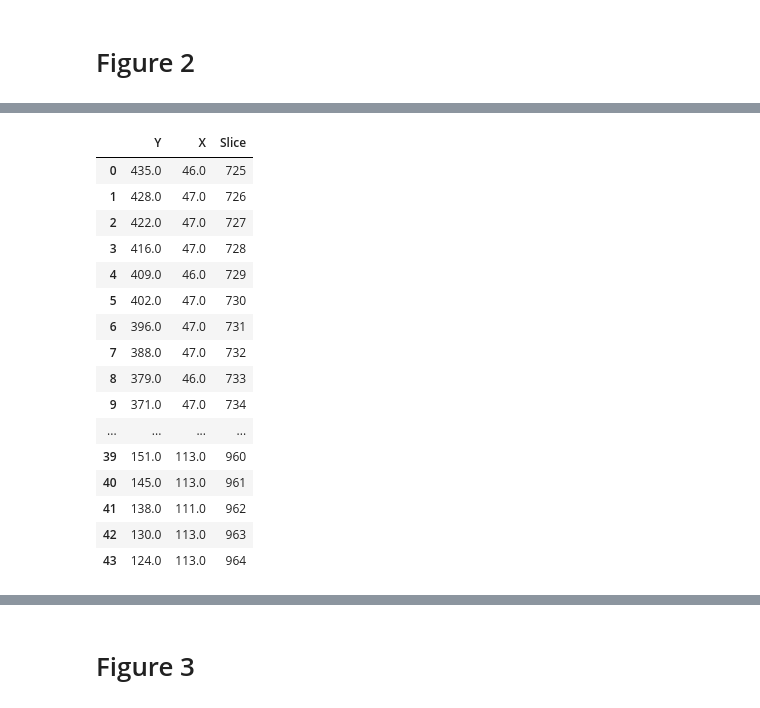
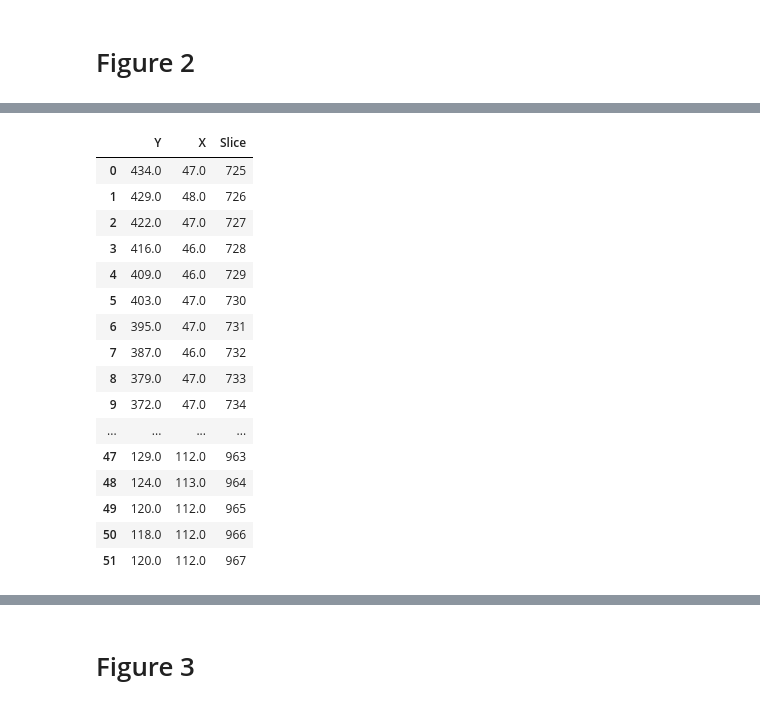
Before and after one commit to GuignardLab/placozoa_tracking, a Jupyter notebook: notebooks/figures_report.ipynb, the cells around one changed output, grey strips where cells are left out. Drawn from its saved outputs; the diff is of its cells as text; code cells hidden in the pictures.

```diff
--- a/notebooks/figures_report.ipynb
+++ b/notebooks/figures_report.ipynb
@@ -215,34 +233,34 @@ ax[0].scatter(y = df_compa['centroid-0'].values[-1],x = df_compa['centroid-1'].v
 # %%
 dx2 = []
 dy2 = []
 
 
-e = pd.read_csv('../data/pos_alg_figure_bis.csv',sep=',')
+e = pd.read_csv('../data/pos_alg_figure.csv',sep=';')
 e = e[['Y','X','Slice']]
 
 for j in range(1,len(e.index)):
     if e.iloc[j].Slice == e.iloc[j-1].Slice + 1:
         dx2.append(pi.distance(e,[j-1,j])[0])
         dy2.append(pi.distance(e,[j-1,j])[1])
 e
 # %% [output]
 |  | Y | X | Slice |
-| 0 | 435.0 | 46.0 | 725 |
-| 1 | 428.0 | 47.0 | 726 |
+| 0 | 434.0 | 47.0 | 725 |
+| 1 | 429.0 | 48.0 | 726 |
 | 2 | 422.0 | 47.0 | 727 |
-| 3 | 416.0 | 47.0 | 728 |
+| 3 | 416.0 | 46.0 | 728 |
 | 4 | 409.0 | 46.0 | 729 |
-| 5 | 402.0 | 47.0 | 730 |
-| 6 | 396.0 | 47.0 | 731 |
-| 7 | 388.0 | 47.0 | 732 |
-| 8 | 379.0 | 46.0 | 733 |
-| 9 | 371.0 | 47.0 | 734 |
+| 5 | 403.0 | 47.0 | 730 |
+| 6 | 395.0 | 47.0 | 731 |
+| 7 | 387.0 | 46.0 | 732 |
+| 8 | 379.0 | 47.0 | 733 |
+| 9 | 372.0 | 47.0 | 734 |
 | ... | ... | ... | ... |
-| 39 | 151.0 | 113.0 | 960 |
-| 40 | 145.0 | 113.0 | 961 |
-| 41 | 138.0 | 111.0 | 962 |
-| 42 | 130.0 | 113.0 | 963 |
-| 43 | 124.0 | 113.0 | 964 |
+| 47 | 129.0 | 112.0 | 963 |
+| 48 | 124.0 | 113.0 | 964 |
+| 49 | 120.0 | 112.0 | 965 |
+| 50 | 118.0 | 112.0 | 966 |
+| 51 | 120.0 | 112.0 | 967 |
 # %%
 disp = []
 
```
Also changed, not shown: parts of 17 cells of this notebook.
